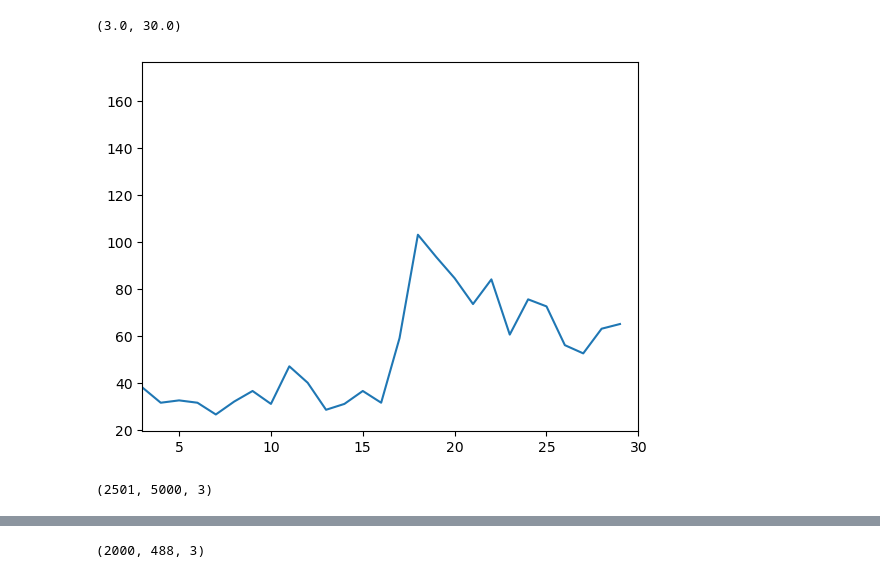
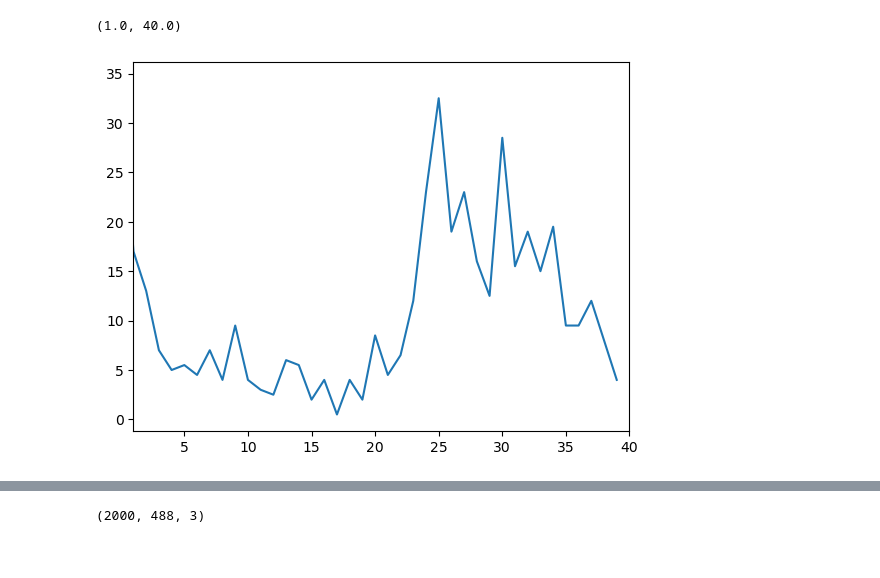
Before and after one commit to JakobSchauser/Thesis, a Jupyter notebook: CodePass2/statistics.ipynb, the cells around one changed output, grey strips where cells are left out. Saved outputs shown, nothing was run; the diff lists cells and outputs as text; code cells hidden in the pictures.

```diff
--- a/CodePass2/statistics.ipynb
+++ b/CodePass2/statistics.ipynb
@@ -12,7 +12,7 @@ with h5py.File("runs/finale.hdf5", "r") as f:
     p = np.array(f["p"])
     q = np.array(f["q"])
 # %%
-ints = germ_band_length(poss, cell_properties, 2)
+ints = germ_band_length(poss, cell_properties, 2.5, 50, scaled = True)
 
 # plt.plot(ints)
 # %% [output]
@@ -31,8 +33,3 @@ ints = germ_band_length(poss, cell_properties, 2)
 5000 points in germ band
 [100. 100. 100.] max
 [0. 0. 0.] min
-# %%
-for i in range(ints.shape[0]):
-    plt.plot(ints[i], color = "black", alpha = (i+1)/(ints.shape[0]+1), )
-
-# plt.xlim(30, 120)
@@ -40,0 +59,27 @@ for i in range(ints.shape[0]):
+# %%
+from matplotlib.patches import Arc, Wedge
+fig, axs = plt.subplots( 1,ints.shape[0], figsize = ( 5*ints.shape[0], 5), sharey = True, sharex = True, constrained_layout = True)
+
+xxx = np.linspace(0, 360, ints[0].shape[0])
+for i in range(ints.shape[0]):
+    # plt.plot(x, ints[i], color = "black", alpha = (i+1)/(ints.shape[0]+1), )
+    for iii in range(ints[i].shape[0]):
+        hatch = None
+        fc = "black"
+        if ints[i][iii]:
+            hatch = None
+            fc = "red"
+        low = xxx[iii-1]
+        high = xxx[iii]
+        arc = Wedge((0, 0), 1, theta1=xxx[iii-1], theta2=xxx[iii], lw = 1, alpha = 1., hatch = hatch, ec = None, fc = fc)
+
+        axs[i].add_patch(arc)
+
+        axs[i].set_xlim(-1.1, 1.1)
+        axs[i].set_ylim(-1.1, 1.1)
+
+        # make 2x1 elongated
+        axs[i].axis("off")
+
+
+plt.show()
@@ -52,7 +99,7 @@ with h5py.File("runs/finale.hdf5", "r") as f:
     q = np.array(f["q"])
 
 
-for scl in [10][::-1]:
+for scl in [5][::-1]:
     rosettes, sumcount, vecs_between = make_rosette_images(poss, cell_properties, types = [1], scale = scl)
 
     plt.show()
@@ -81,20 +127,21 @@ per time step
 # %%
 #
 x, y = [], []
 oldx = np.array([i for i in range(len(sumcount))])
 # break sumcount into 50 bins
-for i in range(30):
+nbins = 40
+for i in range(nbins):
     x.append(i)
-    mask = (oldx > i*len(oldx)/30) & (oldx <(i+1)*len(oldx)/30)
+    mask = (oldx > i*len(oldx)/nbins) & (oldx <(i+1)*len(oldx)/nbins)
     yval = np.sum(sumcount[mask])
     y.append(yval)
 
 
 plt.plot(x, np.array(y)/2)
-plt.xlim(3,30)
+plt.xlim(1,nbins)
 # %% [output]
-(3.0, 30.0)
+(1.0, 40.0)
-[figure, old version]
+[figure, new version]
 # %%
 toomany = rosettes.sum(axis=0) > 20
 
@@ -103,7 +150,3 @@ tooearly = rosettes[50:,:]
 clean_r = tooearly
 
 clean_r[:,toomany] = 0
-# %%
-poss.shape
-# %% [output]
-(2501, 5000, 3)
```
Also changed, not shown: parts of 13 cells of this notebook, 5 other files.
